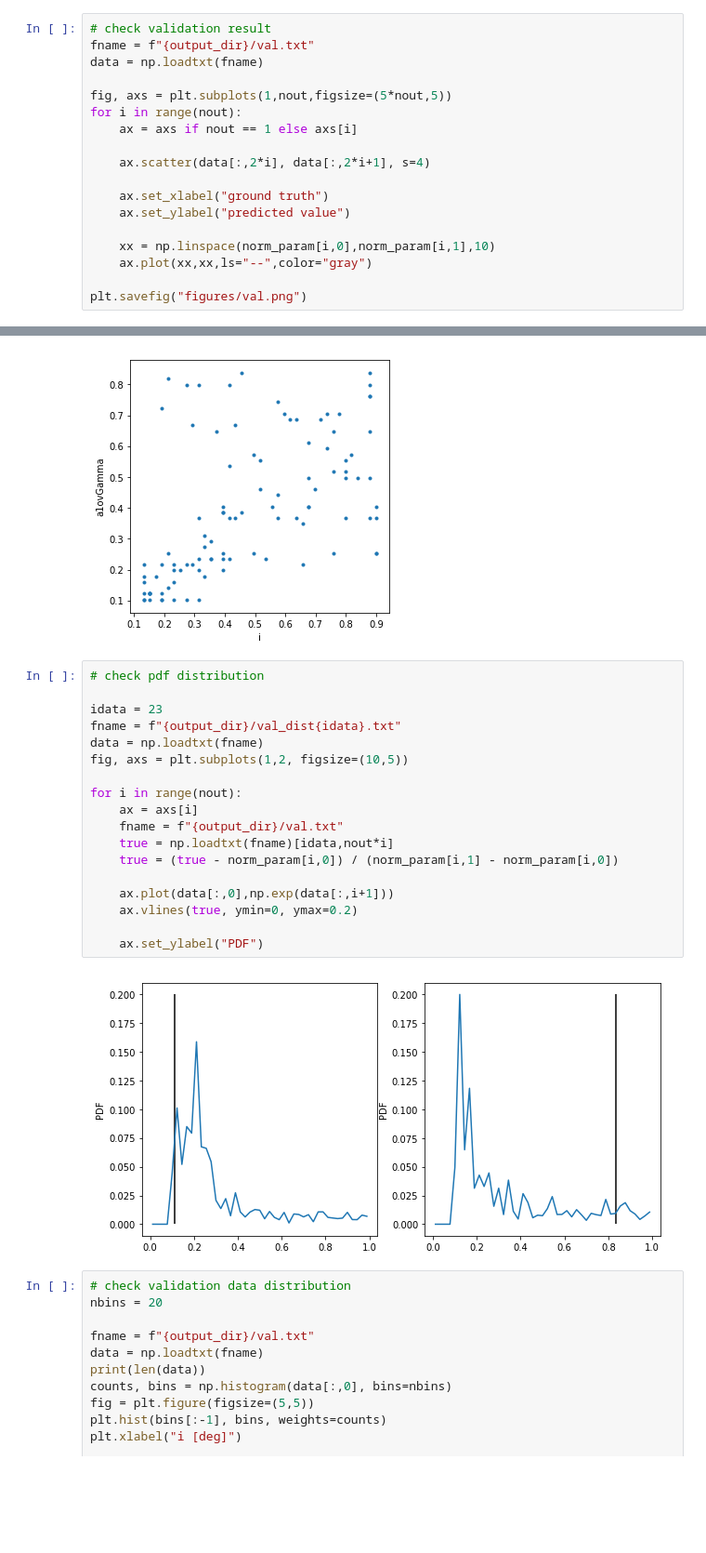
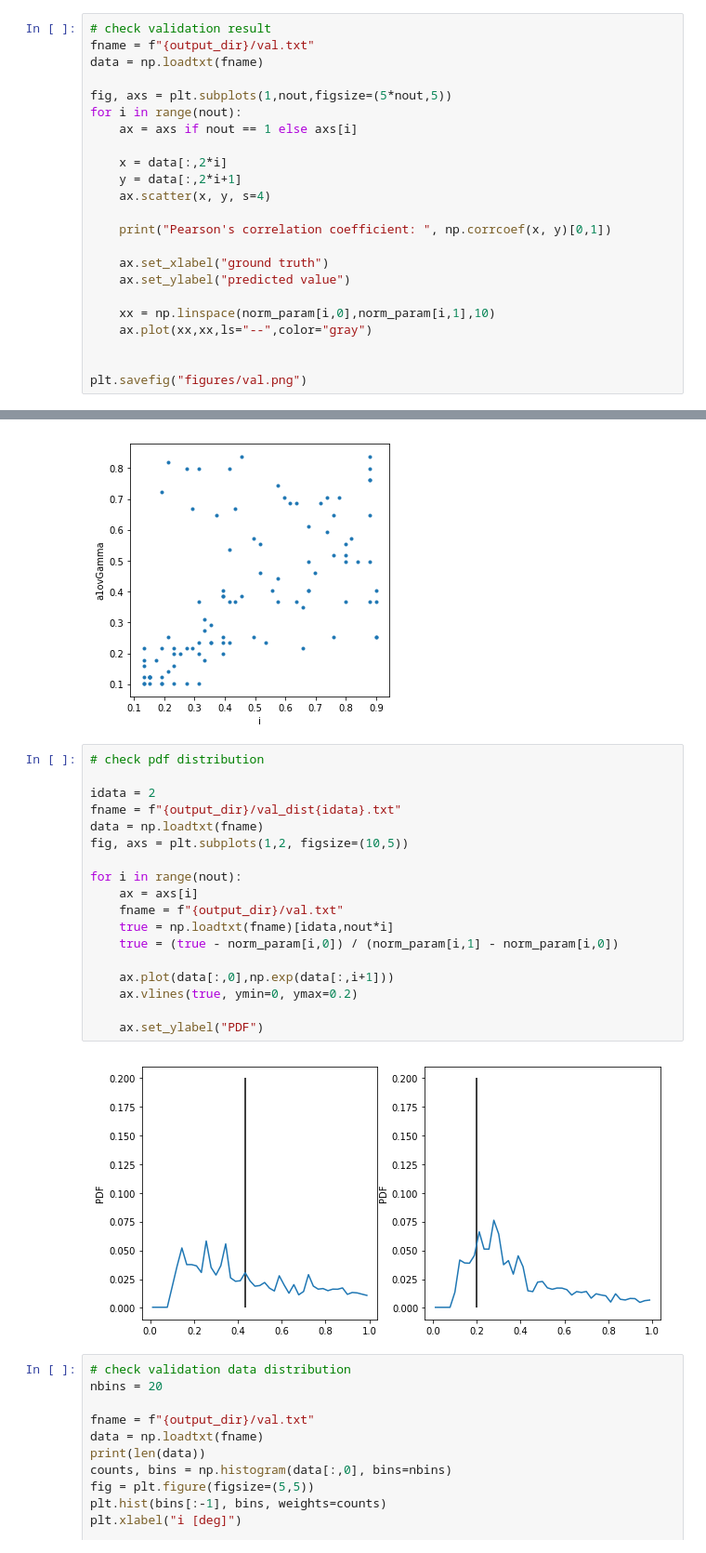
Before and after one commit to knmoriwaki/Asteroseismology, a Jupyter notebook: plot.ipynb, the cells around one changed output, grey strips where cells are left out. Shown at 93% size. Saved outputs shown, nothing was run; the diff lists cells and outputs as text; blank space fills up the shorter version.

```diff
--- a/plot.ipynb
+++ b/plot.ipynb
@@ -38,7 +38,11 @@ fig, axs = plt.subplots(1,nout,figsize=(5*nout,5))
 for i in range(nout):
     ax = axs if nout == 1 else axs[i]
 
-    ax.scatter(data[:,2*i], data[:,2*i+1], s=4)
+    x = data[:,2*i]
+    y = data[:,2*i+1]
+    ax.scatter(x, y, s=4)
+
+    print("Pearson's correlation coefficient: ", np.corrcoef(x, y)[0,1])
 
     ax.set_xlabel("ground truth")
     ax.set_ylabel("predicted value")
@@ -46,5 +50,6 @@ for i in range(nout):
     xx = np.linspace(norm_param[i,0],norm_param[i,1],10)
     ax.plot(xx,xx,ls="--",color="gray")
 
+
 plt.savefig("figures/val.png")
 # %% [output]
@@ -92,23 +99,23 @@ Text(0, 0.5, 'a1ovGamma')
 # %%
 # check pdf distribution
 
-idata = 23
+idata = 2
 fname = f"{output_dir}/val_dist{idata}.txt"
 data = np.loadtxt(fname)
 fig, axs = plt.subplots(1,2, figsize=(10,5))
 
 for i in range(nout):
     ax = axs[i]
     fname = f"{output_dir}/val.txt"
     true = np.loadtxt(fname)[idata,nout*i]
     true = (true - norm_param[i,0]) / (norm_param[i,1] - norm_param[i,0])
 
     ax.plot(data[:,0],np.exp(data[:,i+1]))
     ax.vlines(true, ymin=0, ymax=0.2)
 
     ax.set_ylabel("PDF")
 # %% [output]
-[figure, old version]
+[figure, new version]
 # %%
 # check validation data distribution
 nbins = 20
```
Also changed, not shown: parts of 3 cells of this notebook, 4 other files.
